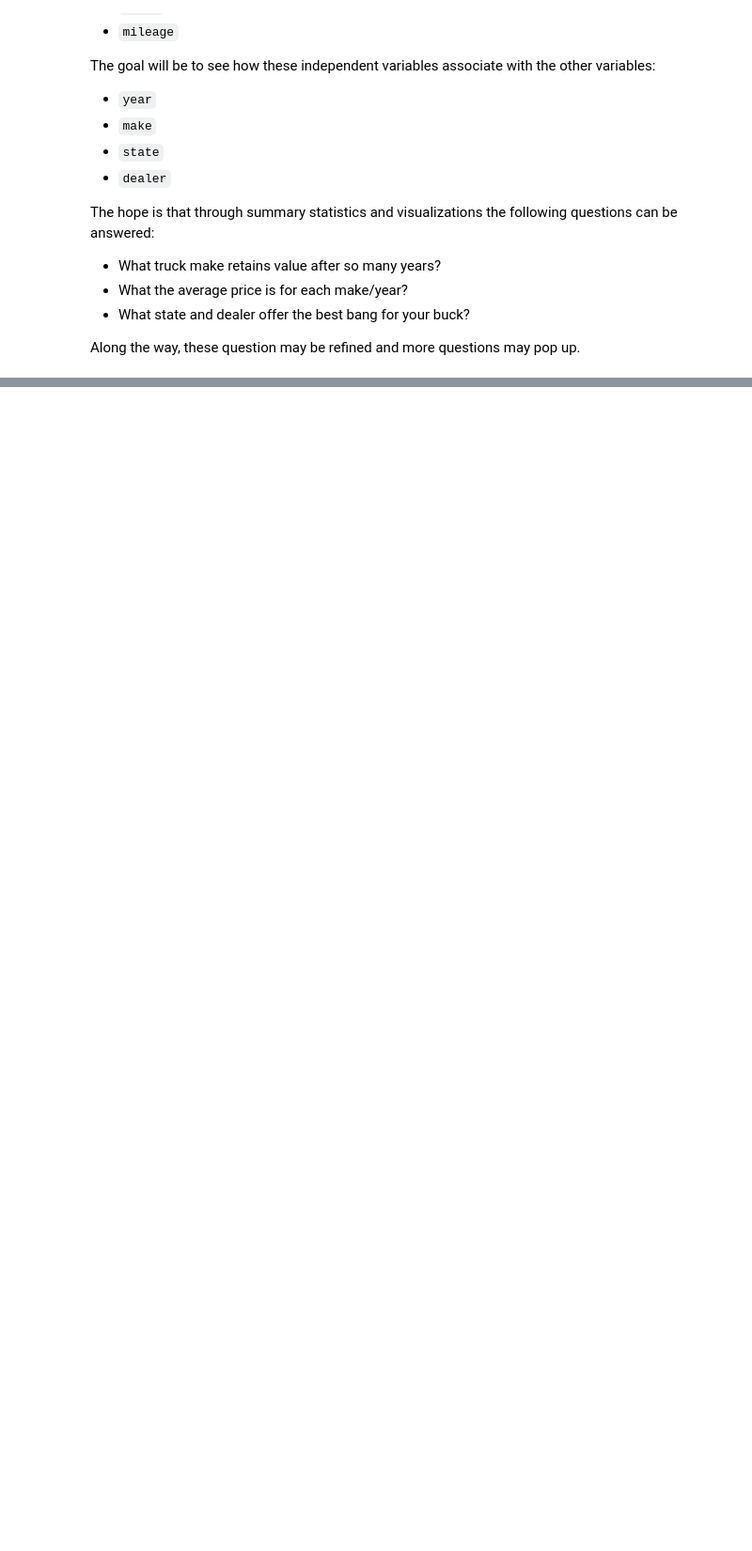
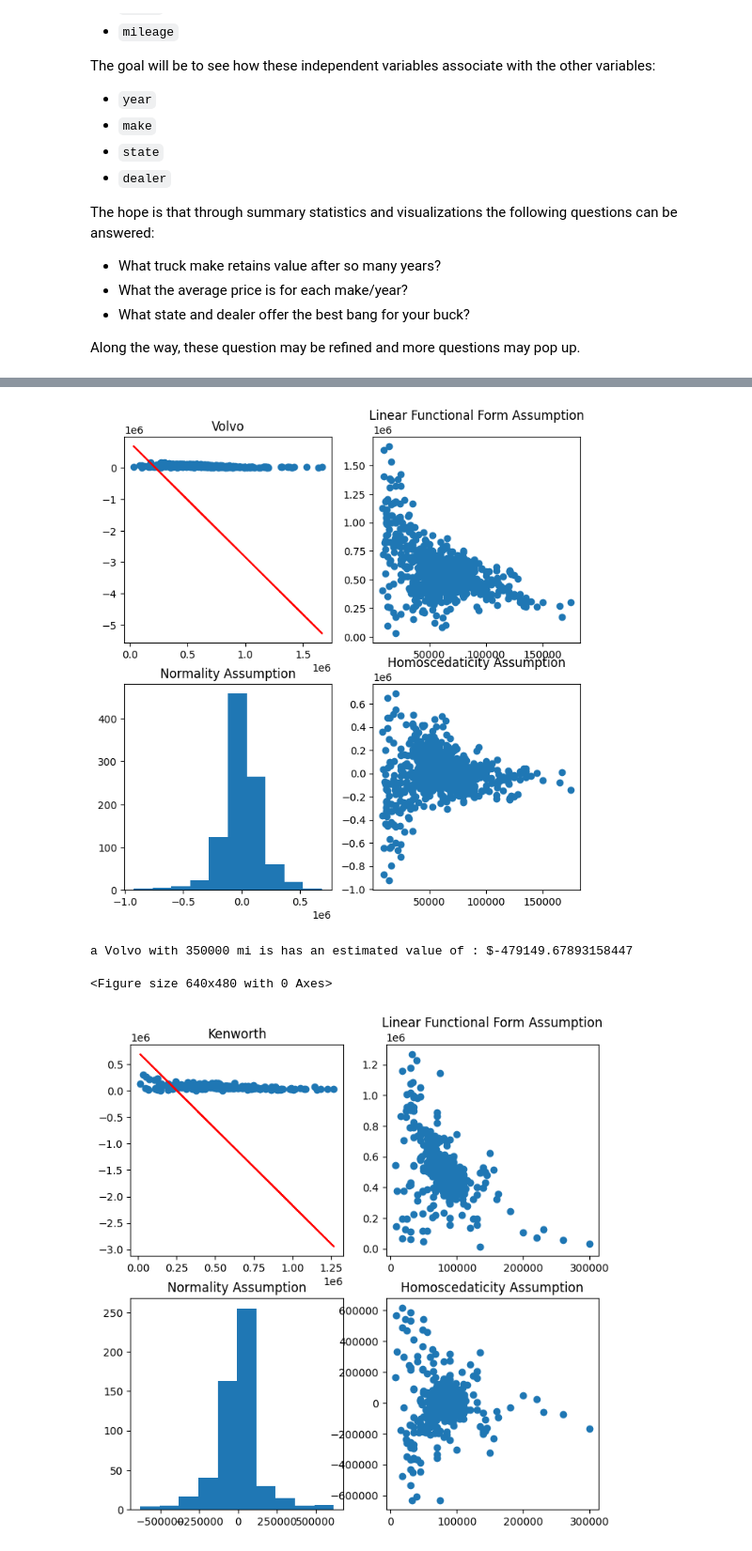
Before and after one commit to dazehead/truck-sales-project, a Jupyter notebook: truck_sales.ipynb, the cells around one changed output, grey strips where cells are left out. Shown at 94% size. Drawn from its saved outputs; the diff is of its cells as text; code cells hidden in the pictures; blank space fills up the shorter version.

```diff
--- a/truck_sales.ipynb
+++ b/truck_sales.ipynb
@@ -366,0 +386,49 @@ Along the way, these question may be refined and more questions may pop up.
+# %%
+import statsmodels.api as sm
+all_results = []
+def predictive_model_mileage_to_price(df, mileage):
+    for i, make in enumerate(df['make'].unique()):
+        oem = df[df['make'] == make]
+        plt.figure(figsize=(8,8))
+        model = sm.OLS.from_formula('mileage ~ price', oem)
+        results = model.fit()
+        all_results.append(results)
+
+        plt.subplot(2,2,1)
+        y = results.params[1]* oem['mileage'] + results.params[0]
+        plt.plot(oem['mileage'], y, color='red')
+        plt.scatter(oem['mileage'], oem['price'])
+        plt.title(make)
+
+
+        fitted_values = results.predict(oem)
+        plt.subplot(2,2,2)
+        residuals = fitted_values - oem['mileage']
+        plt.scatter(oem['price'], oem['mileage'])
+        plt.title('Linear Functional Form Assumption')
+
+        plt.subplot(2,2,3)
+        plt.hist(residuals)
+        plt.title('Normality Assumption')
+
+
+        plt.subplot(2,2,4)
+        plt.scatter(oem['price'], residuals)
+        plt.title('Homoscedaticity Assumption')
+        plt.show()
+        plt.clf()
+
+        info = {'price': mileage}
+        prediction = results.predict(info)
+        print(f'a {make} with {mileage} mi is has an estimated value of : ${prediction[0]}')
+
+
+
+    return all_results
+
+results = predictive_model_mileage_to_price(data, 350000)
+# %% [output]
+[figure, added]
+a Volvo with 350000 mi is has an estimated value of : $-479149.67893158447
+<Figure size 640x480 with 0 Axes>
+[figure, added]
```
Also changed, not shown: parts of 17 cells of this notebook.
